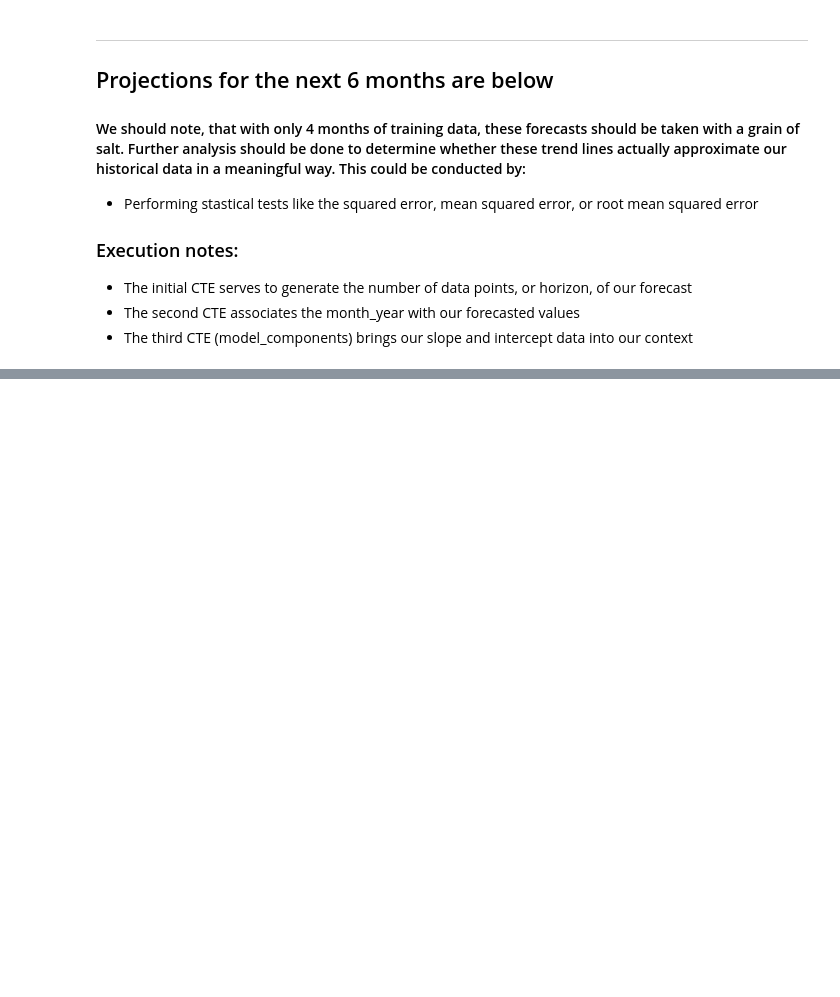
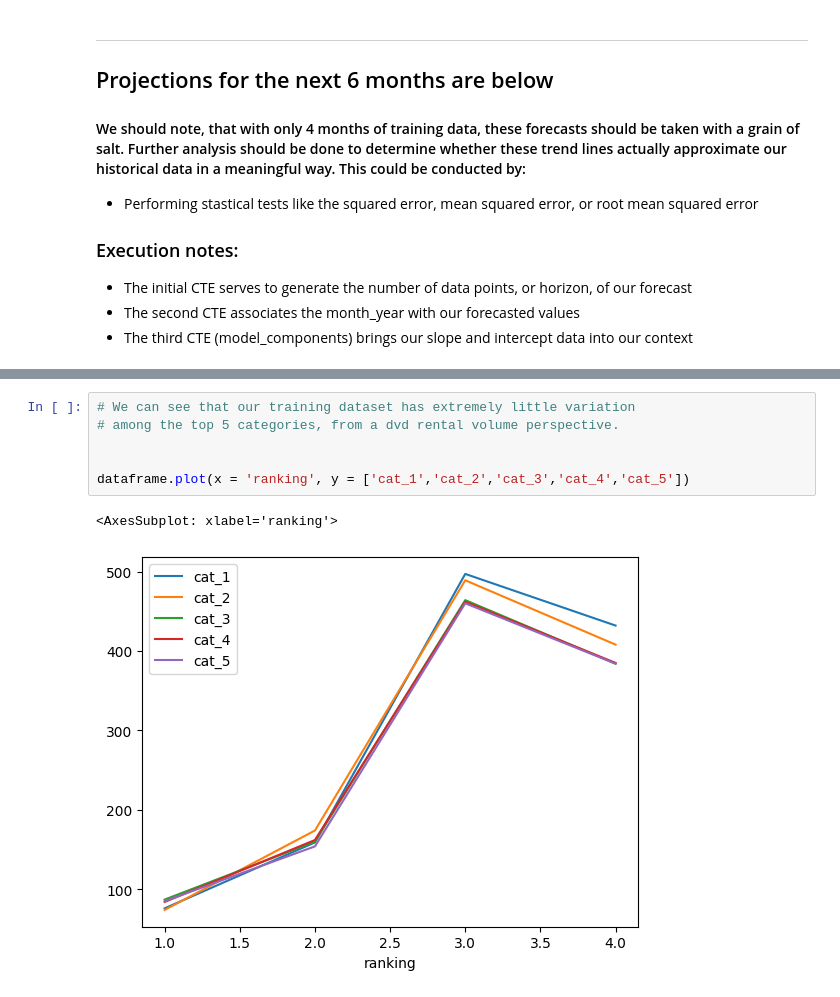
Before and after one commit to digital-tyler/diy_database, a Jupyter notebook: database_sample_data.ipynb, the cells around one changed output, grey strips where cells are left out. Drawn from its saved outputs; the diff is of its cells as text; blank space fills up the shorter version.

Commit message:
Adding matplotlib graphs of our historical training data and projections for visual inspection.

```diff
--- a/database_sample_data.ipynb
+++ b/database_sample_data.ipynb
@@ -912,0 +898,9 @@ dataframe.plot(x='ranking',y=['cat_1_projected', 'cat_2_projected'])
+# %%
+# We can see that our training dataset has extremely little variation
+# among the top 5 categories, from a dvd rental volume perspective.
+
+
+dataframe.plot(x = 'ranking', y = ['cat_1','cat_2','cat_3','cat_4','cat_5'])
+# %% [output]
+<AxesSubplot: xlabel='ranking'>
+[figure, added]
```
Also changed, not shown: parts of 14 cells of this notebook.
